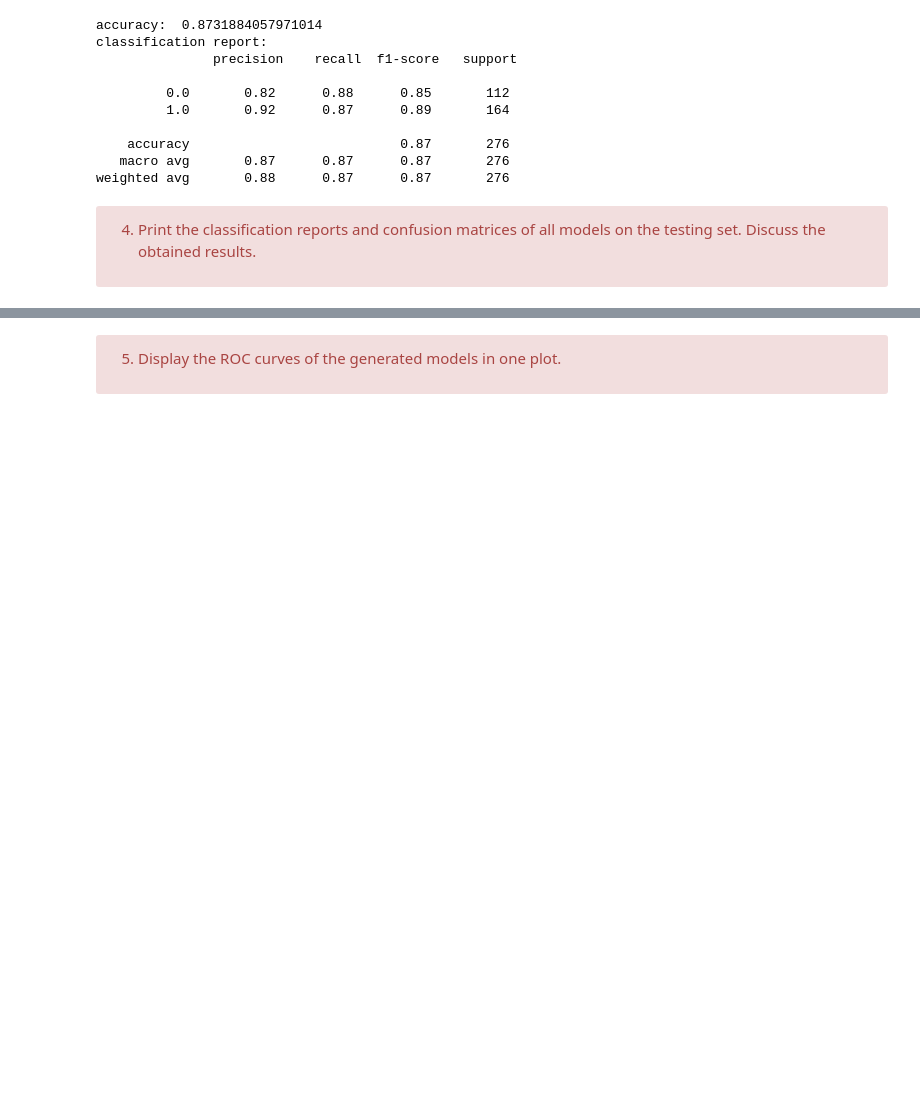
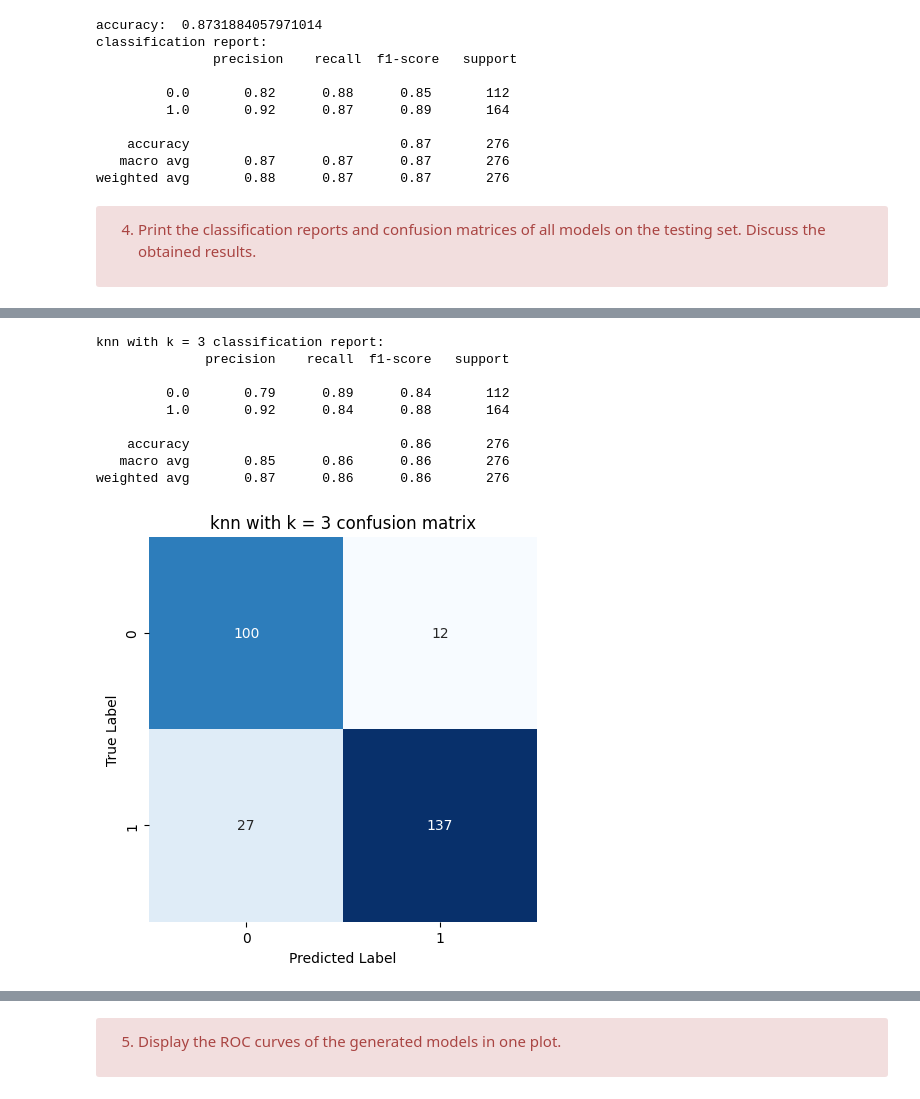
Before and after one commit to amaliahm/machine_learning_tps, a Jupyter notebook: TP4.ipynb, the cells around one changed output, grey strips where cells are left out. Cells and saved outputs as stored; diff of their text form; code cells hidden in the pictures; blank space fills up the shorter version.

```diff
--- a/TP4.ipynb
+++ b/TP4.ipynb
@@ -685,0 +707,18 @@ weighted avg       0.88      0.87      0.87       276
+# %%
+# knn with k = 3
+
+print("knn with k = 3 classification report:")
+print(classification_report(y_test, y_pred_knn))
+cm_knn = confusion_matrix(y_test, y_pred_knn)
+plot_confusion_matrix(cm_knn, "knn with k = 3 confusion matrix")
+# %% [output]
+knn with k = 3 classification report:
+              precision    recall  f1-score   support
+
+         0.0       0.79      0.89      0.84       112
+         1.0       0.92      0.84      0.88       164
+
+    accuracy                           0.86       276
+   macro avg       0.85      0.86      0.86       276
+weighted avg       0.87      0.86      0.86       276
+[figure, added]
```
Also changed, not shown: parts of 11 cells of this notebook.
